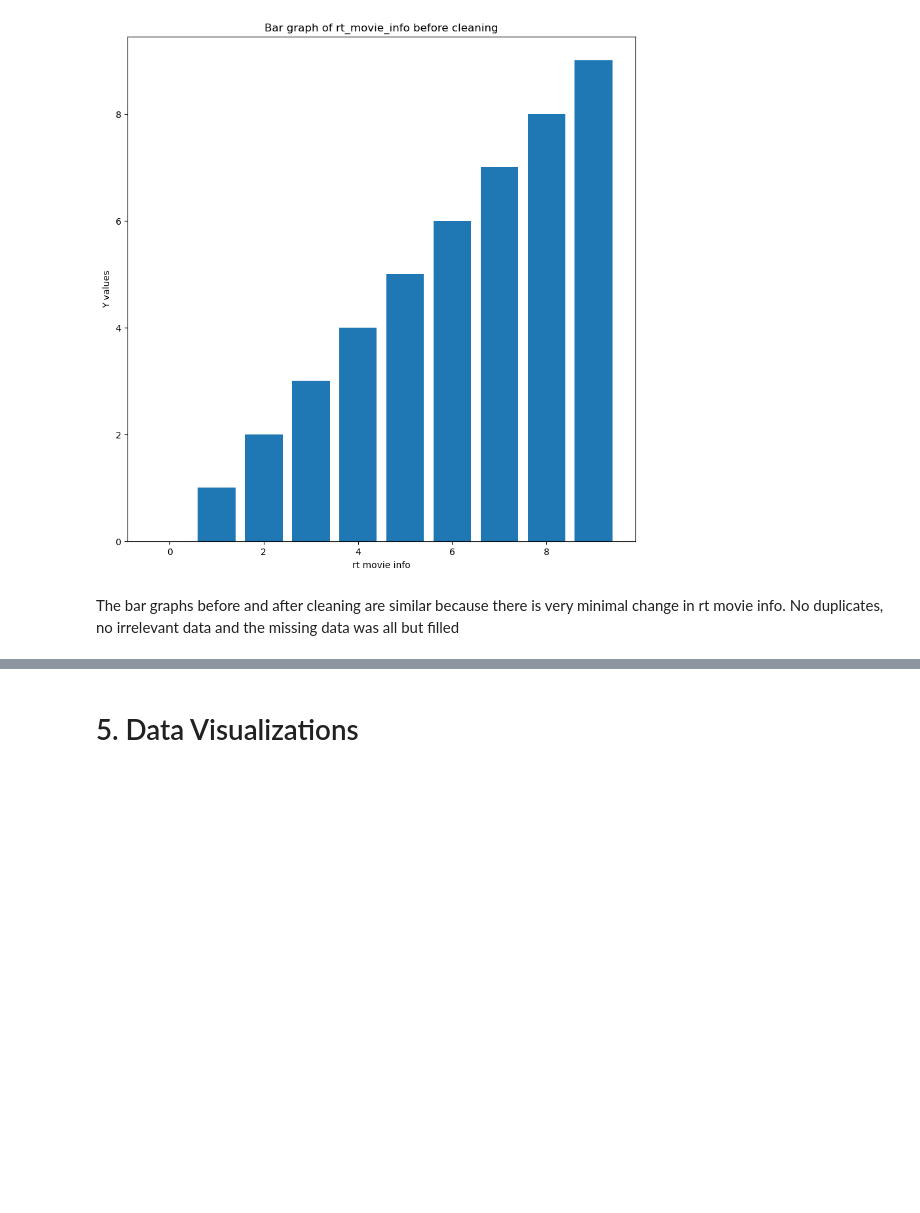
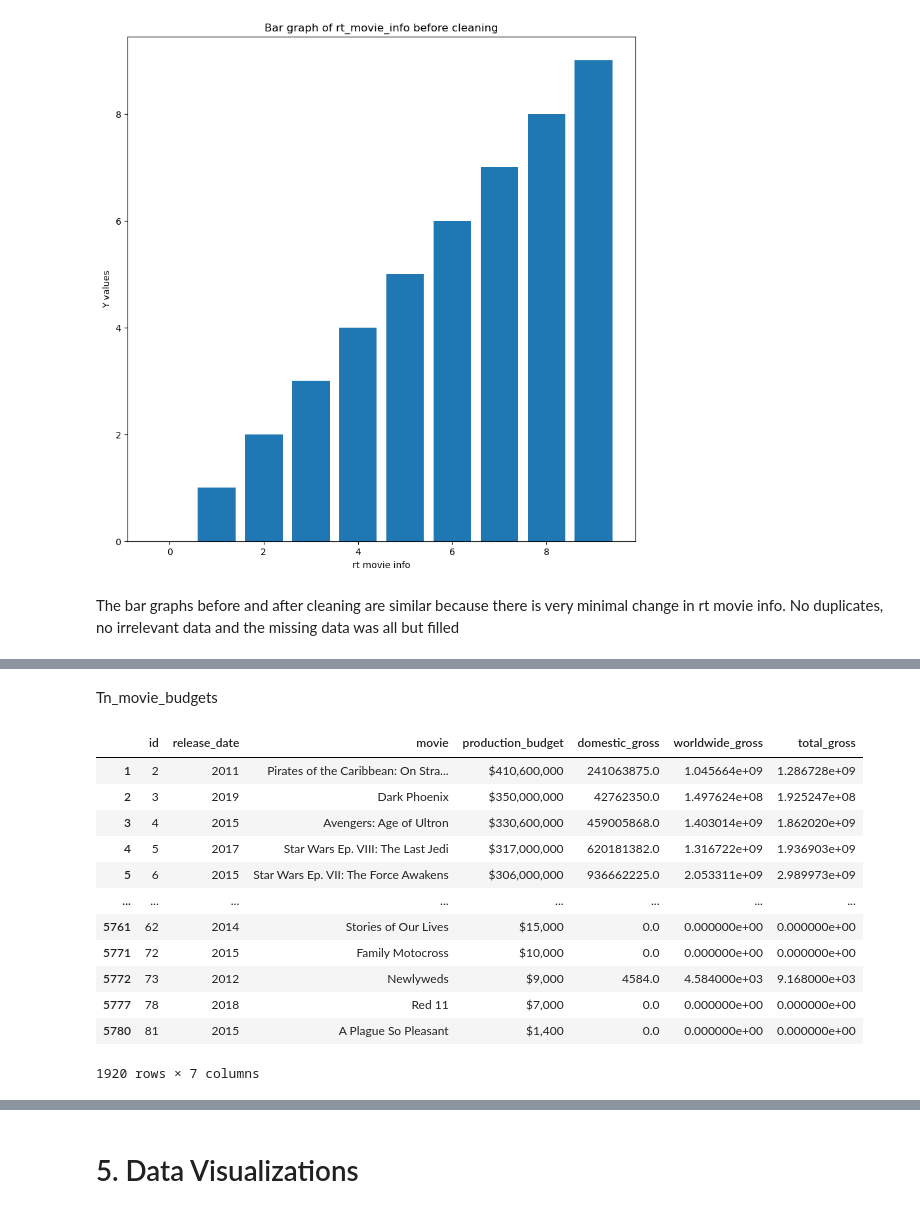
Before and after one commit to MuchiriKinyua/Microsoft-Movie-Project, a Jupyter notebook: Microsoft Movie project.ipynb, the cells around one changed output, grey strips where cells are left out. Saved outputs shown, nothing was run; the diff lists cells and outputs as text; code cells hidden in the pictures; blank space fills up the shorter version.

```diff
--- a/Microsoft Movie project.ipynb
+++ b/Microsoft Movie project.ipynb
@@ -679,0 +703,18 @@ The bar graphs before and after cleaning are similar because there is very minim
+# %% [markdown]
+Tn_movie_budgets
+# %%
+tn_movie_budgets
+# %% [output]
+|  | id | release_date | movie | production_budget | domestic_gross | worldwide_gross | total_gross |
+| 1 | 2 | 2011 | Pirates of the Caribbean: On Stra... | $410,600,000 | 241063875.0 | 1.045664e+09 | 1.286728e+09 |
+| 2 | 3 | 2019 | Dark Phoenix | $350,000,000 | 42762350.0 | 1.497624e+08 | 1.925247e+08 |
+| 3 | 4 | 2015 | Avengers: Age of Ultron | $330,600,000 | 459005868.0 | 1.403014e+09 | 1.862020e+09 |
+| 4 | 5 | 2017 | Star Wars Ep. VIII: The Last Jedi | $317,000,000 | 620181382.0 | 1.316722e+09 | 1.936903e+09 |
+| 5 | 6 | 2015 | Star Wars Ep. VII: The Force Awakens | $306,000,000 | 936662225.0 | 2.053311e+09 | 2.989973e+09 |
+| ... | ... | ... | ... | ... | ... | ... | ... |
+| 5761 | 62 | 2014 | Stories of Our Lives | $15,000 | 0.0 | 0.000000e+00 | 0.000000e+00 |
+| 5771 | 72 | 2015 | Family Motocross | $10,000 | 0.0 | 0.000000e+00 | 0.000000e+00 |
+| 5772 | 73 | 2012 | Newlyweds | $9,000 | 4584.0 | 4.584000e+03 | 9.168000e+03 |
+| 5777 | 78 | 2018 | Red 11 | $7,000 | 0.0 | 0.000000e+00 | 0.000000e+00 |
+| 5780 | 81 | 2015 | A Plague So Pleasant | $1,400 | 0.0 | 0.000000e+00 | 0.000000e+00 |
+1920 rows × 7 columns
```
Also changed, not shown: parts of 14 cells of this notebook.
